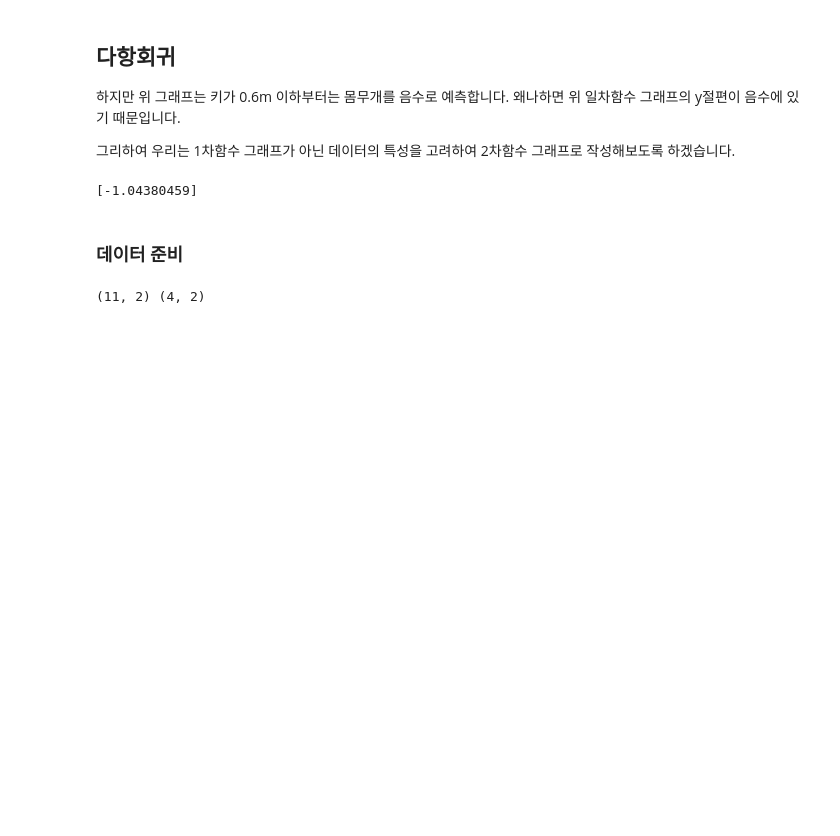
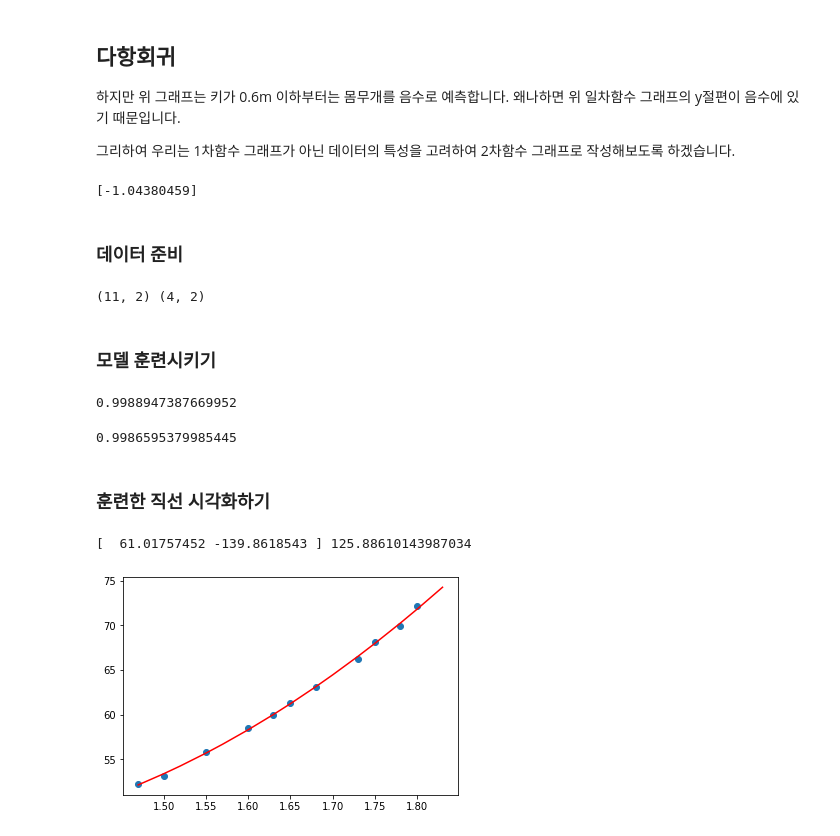
Before and after one commit to minecode0606/Heights_and_weights_regression, a Jupyter notebook: Heights_and_weights_regression.ipynb, the cells around one changed output. Cells and saved outputs as stored; diff of their text form; code cells hidden in the pictures; blank space fills up the shorter version.

Commit message:
(feat) Add Heights_and_weights_regression.ipynb polynomial regression

```diff
--- a/Heights_and_weights_regression.ipynb
+++ b/Heights_and_weights_regression.ipynb
@@ -85,3 +85,26 @@ test_poly = np.column_stack((test_input **2 , test_input))
 print(train_poly.shape, test_poly.shape)
 # %% [output]
 (11, 2) (4, 2)
+# %% [markdown]
+### 모델 훈련시키기
+# %%
+lr = LinearRegression()
+lr.fit(train_poly, train_target)
+
+print(lr.score(train_poly, train_target))
+lr.score(test_poly, test_target)
+# %% [output]
+0.9988947387669952
+0.9986595379985445
+# %% [markdown]
+### 훈련한 직선 시각화하기
+# %%
+print(lr.coef_, lr.intercept_)
+# %% [output]
+[  61.01757452 -139.8618543 ] 125.88610143987034
+# %%
+plt.scatter(train_input, train_target)
+plt.plot(height_array, 61.01757452 * height_array **2 -139.8618543*height_array + 125.88610143987034, 'r')
+plt.show()
+# %% [output]
+[figure, added]
```
